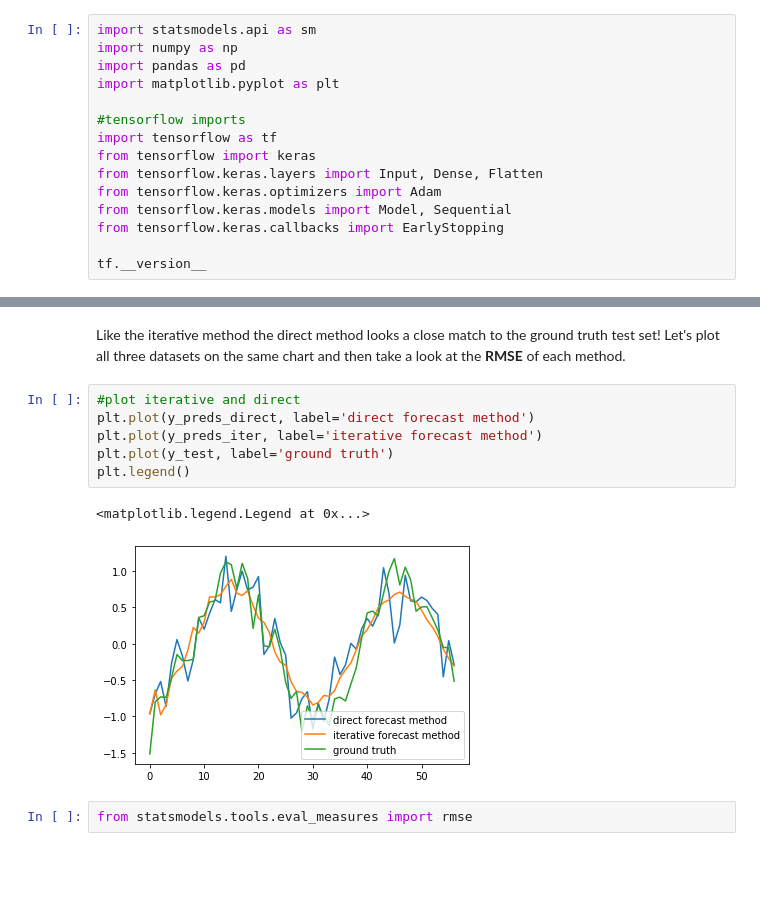
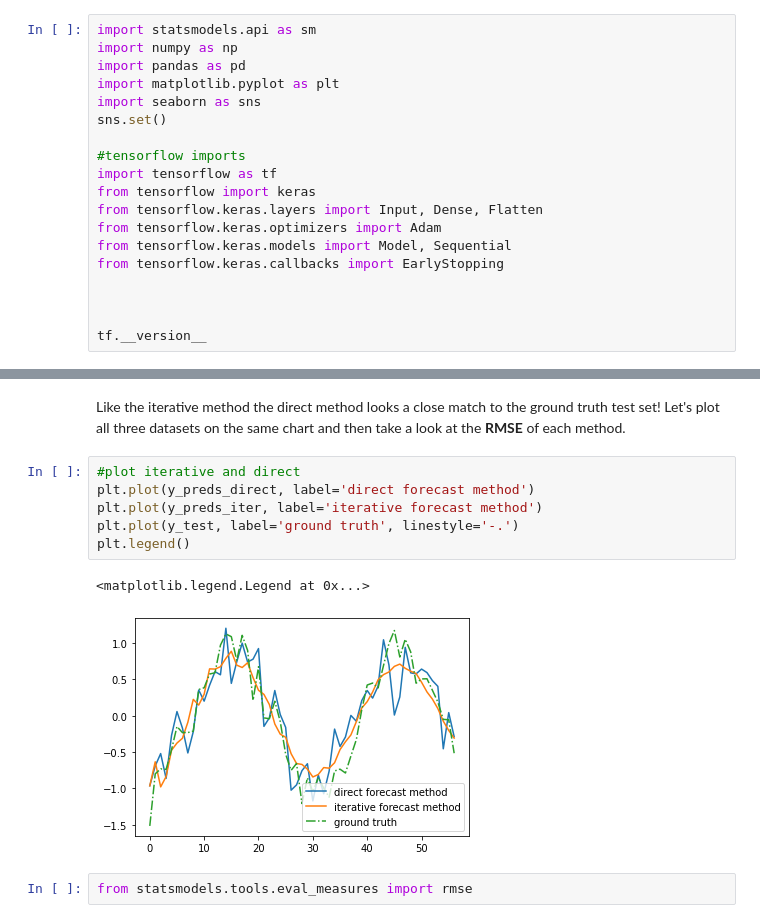
Before and after one commit to health-data-science-OR/forecasting, a Jupyter notebook: autoregression/autoregression2.ipynb, the cells around one changed output, grey strips where cells are left out. Cells and saved outputs as stored; diff of their text form; blank space fills up the shorter version.

```diff
--- a/autoregression/autoregression2.ipynb
+++ b/autoregression/autoregression2.ipynb
@@ -28,6 +28,8 @@ import statsmodels.api as sm
 import numpy as np
 import pandas as pd
 import matplotlib.pyplot as plt
+import seaborn as sns
+sns.set()
 
 #tensorflow imports
 import tensorflow as tf
@@ -37,6 +39,8 @@ from tensorflow.keras.optimizers import Adam
 from tensorflow.keras.models import Model, Sequential
 from tensorflow.keras.callbacks import EarlyStopping
 
+
+
 tf.__version__
 # %% [output]
 '2.1.0'
@@ -470,12 +478,12 @@ Like the iterative method the direct method looks a close match to the ground tr
 # %%
 #plot iterative and direct
 plt.plot(y_preds_direct, label='direct forecast method')
 plt.plot(y_preds_iter, label='iterative forecast method')
-plt.plot(y_test, label='ground truth')
+plt.plot(y_test, label='ground truth', linestyle='-.')
 plt.legend()
 # %% [output]
 <matplotlib.legend.Legend at 0x...>
-[figure, old version]
+[figure, new version]
 # %%
 from statsmodels.tools.eval_measures import rmse
 # %%
```
Also changed, not shown: parts of 36 cells of this notebook, 50 other files.
